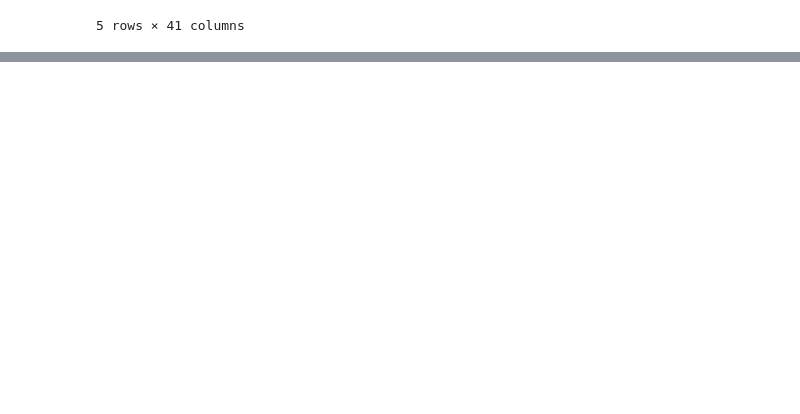
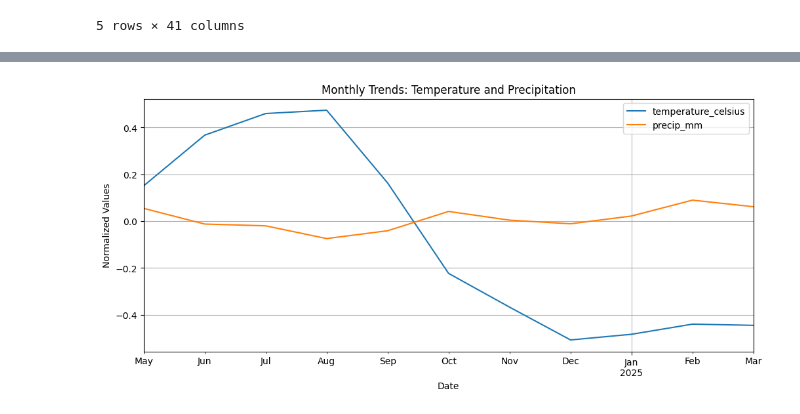
Before and after one commit to Emilosaurus/PMA-internship, a Jupyter notebook: Code.ipynb, the cells around one changed output, grey strips where cells are left out. Drawn from its saved outputs; the diff is of its cells as text; code cells hidden in the pictures; blank space fills up the shorter version.

```diff
--- a/Code.ipynb
+++ b/Code.ipynb
@@ -81,0 +100,14 @@ Normalized Data (first 10 rows):
+# %%
+df_scaled[['temperature_celsius', 'precip_mm', 'humidity', 'wind_kph', 'pressure_mb']].describe()
+import seaborn as sns
+import matplotlib.pyplot as plt
+
+# Focused numeric features
+features = ['temperature_celsius', 'precip_mm', 'humidity', 'wind_kph', 'pressure_mb']
+corr = df_scaled[features].corr()
+
+# Plot heatmap
+plt.figure(figsize=(8, 6))
+sns.heatmap(corr, annot=True, cmap='coolwarm', fmt=".2f", linewidths=0.5)
+plt.title("Correlation Matrix of Weather Features")
+plt.show()
@@ -81,0 +116,14 @@ Normalized Data (first 10 rows):
+# %%
+# Ensure datetime
+df_scaled['last_updated'] = pd.to_datetime(df_scaled['last_updated'])
+df_time = df_scaled.set_index('last_updated')
+
+# Monthly averages
+monthly_trends = df_time[features].resample('M').mean()
+monthly_trends[['temperature_celsius', 'precip_mm']].plot(figsize=(12, 5), grid=True)
+plt.title("Monthly Trends: Temperature and Precipitation")
+plt.xlabel("Date")
+plt.ylabel("Normalized Values")
+plt.show()
+# %% [output]
+[figure, added]
```
Also changed, not shown: parts of 12 cells of this notebook.
